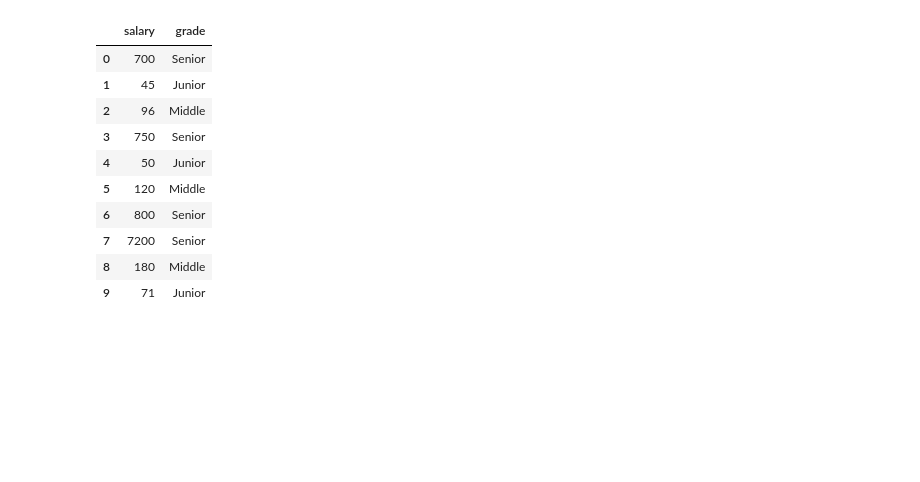
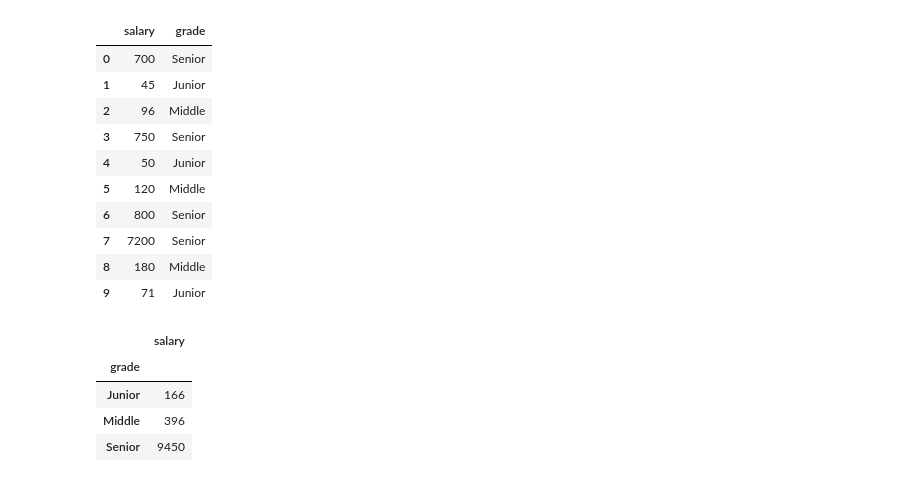
Before and after one commit to DenisKanzeparov/-Workout, a Jupyter notebook: Pandas.ipynb, the cells around one changed output. Cells and saved outputs as stored; diff of their text form; code cells hidden in the pictures; blank space fills up the shorter version.

```diff
--- a/Pandas.ipynb
+++ b/Pandas.ipynb
@@ -194,3 +194,12 @@ data[['salary', 'grade']]
 | 7 | 7200 | Senior |
 | 8 | 180 | Middle |
 | 9 | 71 | Junior |
+# %%
+d = data.groupby('grade').agg({'salary': 'sum'})
+d
+# %% [output]
+|  | salary |
+| grade |  |
+| Junior | 166 |
+| Middle | 396 |
+| Senior | 9450 |
```
Also changed, not shown: parts of 1 cell of this notebook.
